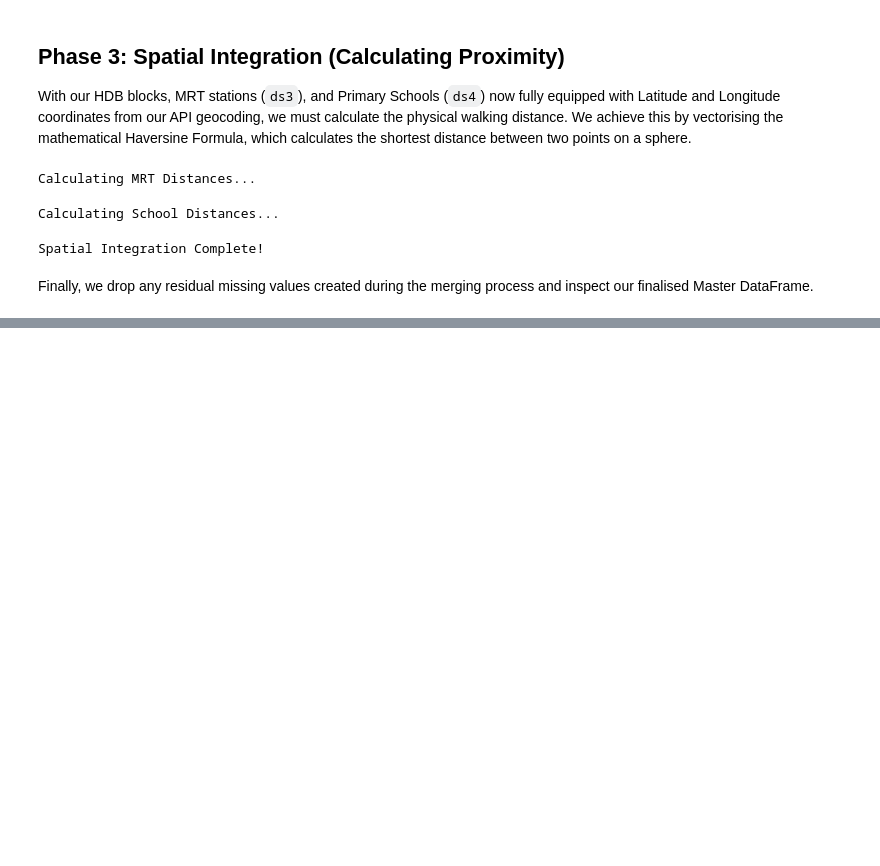
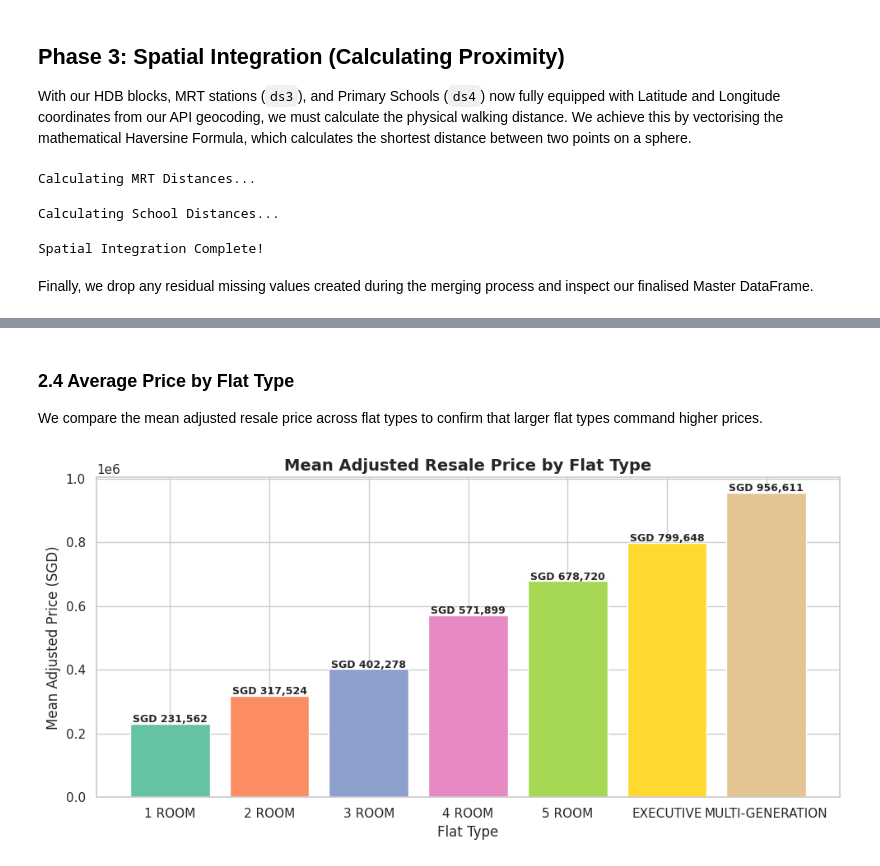
Before and after one commit to DanielNg0729/SC3021DataScienceProject, a Jupyter notebook: Group_1_SC3021.ipynb, the cells around one changed output, grey strips where cells are left out. Cells and saved outputs as stored; diff of their text form; code cells hidden in the pictures; blank space fills up the shorter version.

```diff
--- a/Group_1_SC3021.ipynb
+++ b/Group_1_SC3021.ipynb
@@ -1087,0 +1259,19 @@ print(master_df.head())
+# %% [markdown]
+### **2.4 Average Price by Flat Type**
+We compare the mean adjusted resale price across flat types to confirm that larger flat types command higher prices.
+# %%
+order = ['1 ROOM', '2 ROOM', '3 ROOM', '4 ROOM', '5 ROOM', 'EXECUTIVE', 'MULTI-GENERATION']
+avg_by_type = master_df.groupby('flat_type')['adjusted_resale_price'].mean().reindex(order)
+
+fig, ax = plt.subplots(figsize=(10, 5))
+bars = ax.bar(avg_by_type.index, avg_by_type.values, color=sns.color_palette('Set2', len(avg_by_type)))
+ax.set_title('Mean Adjusted Resale Price by Flat Type', fontsize=14, fontweight='bold')
+ax.set_ylabel('Mean Adjusted Price (SGD)')
+ax.set_xlabel('Flat Type')
+for bar, val in zip(bars, avg_by_type.values):
+    ax.text(bar.get_x() + bar.get_width()/2, bar.get_height() + 5000,
+            f'SGD {val:,.0f}', ha='center', fontsize=9, fontweight='bold')
+plt.tight_layout()
+plt.show()
+# %% [output]
+[figure, added]
```
Also changed, not shown: parts of 48 cells of this notebook.
